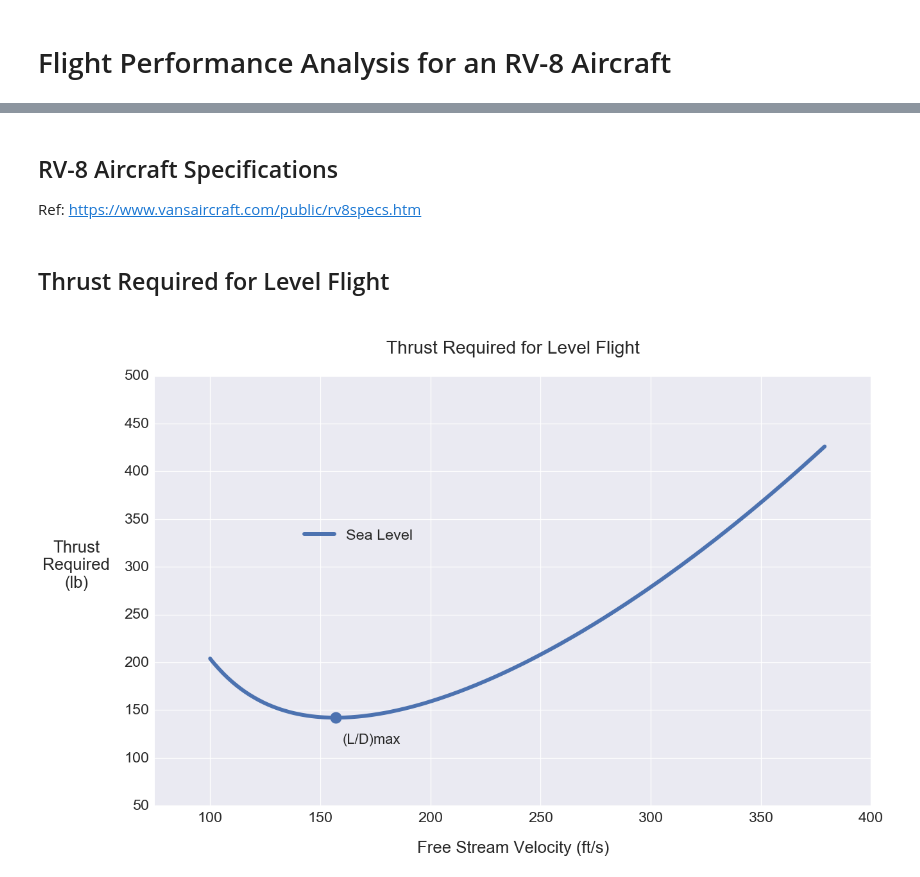
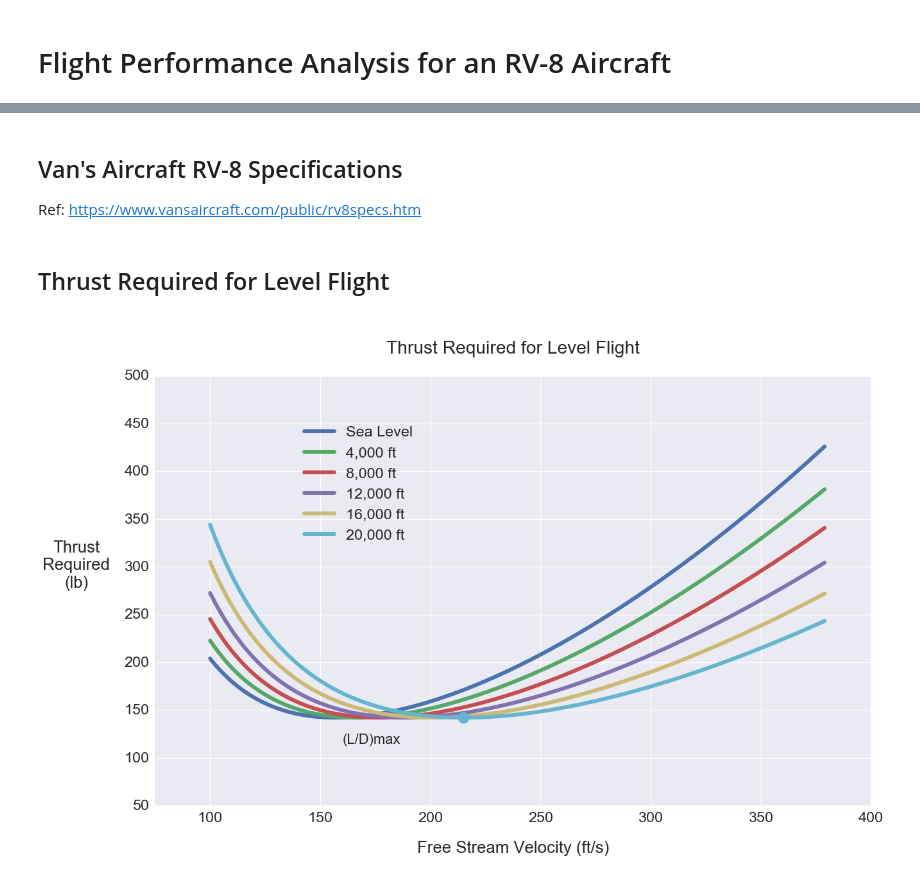
Before and after one commit to bws428/flight-performance-analysis, a Jupyter notebook: RV-8F Performance.ipynb, the cells around one changed output, grey strips where cells are left out. Saved outputs shown, nothing was run; the diff lists cells and outputs as text; code cells hidden in the pictures.

```diff
--- a/RV-8F Performance.ipynb
+++ b/RV-8F Performance.ipynb
@@ -12,5 +16,5 @@ from skaero.atmosphere import coesa
 # %% [markdown]
-## RV-8 Aircraft Specifications
+## Van's Aircraft RV-8 Specifications
 Ref: https://www.vansaircraft.com/public/rv8specs.htm
 # %%
 # Wing span (ft)
@@ -54,13 +57,13 @@ C_d_0 = 0.0209 # Kevin Horton
 # Free stream velocity (ft/s)
 V = np.arange(100,380)
 # %%
-# Plot style
+# Define seaborn plot style
 sns.set_context("talk", font_scale=1.8, rc={"lines.linewidth": 6, "figure.figsize":(20,12)})
 
-# Plot multiple curves
 def plot_thrust_required(Max_Alt,V):
-    '''Here is what this does.'''
-
+    """
+    Plot thrust required curves for altitudes from sea level to Max_Alt in 4,000-ft increments.
+    """
     legend = ['Sea Level']
     for alt in range(0,Max_Alt+1,4000):
 
@@ -75,34 +78,36 @@ def plot_thrust_required(Max_Alt,V):
         CL = W / (0.5 * rho * V**2 * S)
 
         # Drag coefficient
         CD = C_d_0 + CL**2 / (np.pi * e * AR)
 
         # Thrust required (lbs)
         Tr = W / (CL / CD)
 
         # Add a curve
         plt.plot(V,Tr)
 
         # Update the legend
         if alt > 0:
             legend.append("{:,.0f} ft".format(alt))
 
-
     # Locate the axis labels and limits
     ax = plt.gca()
     ax.set_xlim([75,400])
     ax.set_ylim([50,500])
     ax.xaxis.set_label_coords(0.5, -0.08)
     ax.yaxis.set_label_coords(-0.11, 0.5)
     ax.text(160, 115, '(L/D)max', size=22)
 
+    # Add title and axis labels
     plt.legend(legend,loc=(0.2, 0.6))
     plt.title("\n Thrust Required for Level Flight \n")
     plt.ylabel('Thrust\nRequired\n(lb)', rotation=0)
     plt.xlabel('Free Stream Velocity (ft/s)')
-    plt.plot(V[np.argmin(Tr)], np.amin(Tr), marker='o', ms=18, color='#4c72b0')
+
+    # Plot (L/D)max point
+    plt.plot(V[np.argmin(Tr)], np.amin(Tr), marker='o', ms=18, color='#64b5cd')
     plt.show()
 
-plot_thrust_required(0,V)
+plot_thrust_required(20000,V)
 # %% [output]
-[figure, old version]
+[figure, new version]
```
Also changed, not shown: parts of 5 cells of this notebook.
